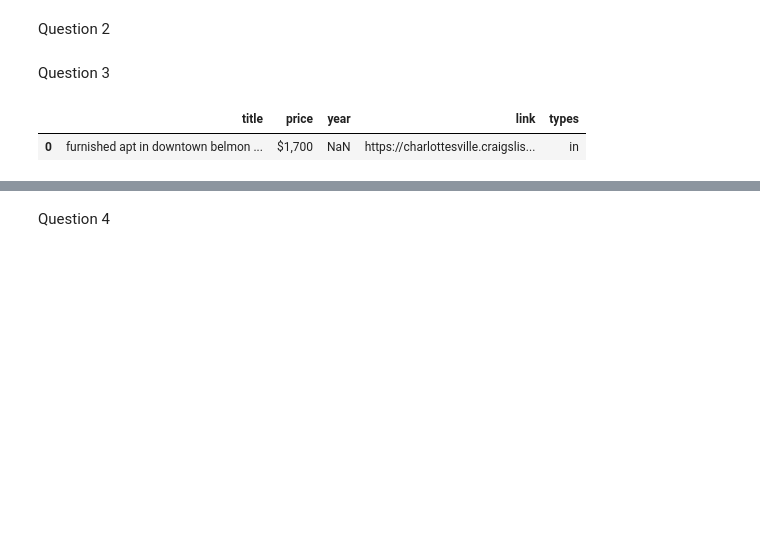
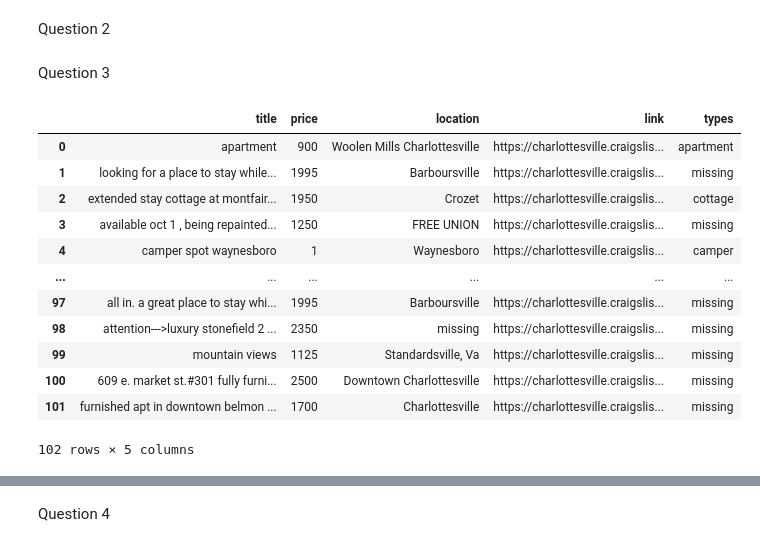
Before and after one commit to EllaThomasson/labs-ds3001, a Jupyter notebook: WebScrapingLab_EllaThomasson.ipynb, the cells around one changed output, grey strips where cells are left out. Cells and saved outputs as stored; diff of their text form; code cells hidden in the pictures; blank space fills up the shorter version.

```diff
--- a/WebScrapingLab_EllaThomasson.ipynb
+++ b/WebScrapingLab_EllaThomasson.ipynb
@@ -22,35 +22,50 @@ from bs4 import BeautifulSoup as soup # HTML parser
 bsObj = soup(raw.content,'html.parser') # Parse the html
 listings = bsObj.find_all(class_="cl-static-search-result") # Find all listings
 # %%
-import re # Regular expressions
+import re  # Regular expressions
+import numpy as np  # Ensure you have numpy imported
+from bs4 import BeautifulSoup  # Ensure you have BeautifulSoup imported
 
-types = ['camper','apartment','cottage','townhouse','ranch','house','home','dog']
+types = ['camper', 'apartment', 'cottage', 'townhouse', 'ranch', 'house', 'home', 'dog']
 
-data = [] # We'll save our listings in this object
-for k in range( len(listings) ):
-    title = listings[k].find('div',class_='title').get_text().lower()
-    price = listings[k].find('div',class_='price').get_text()
-    link = listings[k].find(href=True)['href']
+data = []  # We'll save our listings in this object
+for k in range(len(listings)):
+    # Get the title and convert it to lowercase
+    title = listings[k].find('div', class_='title').get_text(strip=True).lower() if listings[k].find('div', class_='title') else 'missing'
+    price = listings[k].find('div', class_='price').get_text(strip=True) if listings[k].find('div', class_='price') else 'missing'
+
+    # Correctly find the details div first, then the location
+    details = listings[k].find('div', class_='details')
+    location = details.find('div', class_='location').get_text(strip=True) if details and details.find('div', class_='location') else 'missing'
+
+    link = listings[k].find('a')['href'] if listings[k].find('a') else 'missing'
+
     # Get types from the title string:
     words = title.split()
-    hits = [word for word in words if word in types] # Find brands in the title
-    if len(hits) == 0:
-        types = 'missing'
-    else:
-        types = hits[0]
-    # Get years from title string:
-    regex_search = re.search(r'20[0-9][0-9]|19[0-9][0-9]', title) # Find year references
-    if regex_search is None: # If no hits, record year as missing value
-        year = np.nan
-    else: # If hits, record year as first match
-        year = regex_search.group(0)
+    hits = [word for word in words if word in types]  # Find types in the title
+    types_found = hits[0] if hits else 'missing'
 
-data.append({'title':title,'price':price,'year':year,'link':link,'types':types})
+    # Append the current listing's data to the list, without the year
+    data.append({'title': title, 'price': price, 'location': location, 'link': link, 'types': types_found})
 # %% [markdown]
 Question 3
-# %%
-df = pd.DataFrame.from_dict(data)
-display(df)
-# %% [output]
-|  | title | price | year | link | types |
-| 0 | furnished apt in downtown belmon ... | $1,700 | NaN | https://charlottesville.craigslis... | in |
+# %%
+df = pd.DataFrame.from_dict(data)
+df['price'] = df['price'].str.replace('$','')
+df['price'] = df['price'].str.replace(',','')
+df['price'] = pd.to_numeric(df['price'],errors='coerce')
+display(df)
+# %% [output]
+|  | title | price | location | link | types |
+| 0 | apartment | 900 | Woolen Mills Charlottesville | https://charlottesville.craigslis... | apartment |
+| 1 | looking for a place to stay while... | 1995 | Barboursville | https://charlottesville.craigslis... | missing |
+| 2 | extended stay cottage at montfair... | 1950 | Crozet | https://charlottesville.craigslis... | cottage |
+| 3 | available oct 1 , being repainted... | 1250 | FREE UNION | https://charlottesville.craigslis... | missing |
+| 4 | camper spot waynesboro | 1 | Waynesboro | https://charlottesville.craigslis... | camper |
+| ... | ... | ... | ... | ... | ... |
+| 97 | all in. a great place to stay whi... | 1995 | Barboursville | https://charlottesville.craigslis... | missing |
+| 98 | attention--->luxury stonefield 2 ... | 2350 | missing | https://charlottesville.craigslis... | missing |
+| 99 | mountain views | 1125 | Standardsville, Va | https://charlottesville.craigslis... | missing |
+| 100 | 609 e. market st.#301 fully furni... | 2500 | Downtown Charlottesville | https://charlottesville.craigslis... | missing |
+| 101 | furnished apt in downtown belmon ... | 1700 | Charlottesville | https://charlottesville.craigslis... | missing |
+102 rows × 5 columns
```
Also changed, not shown: parts of 1 cell of this notebook.
